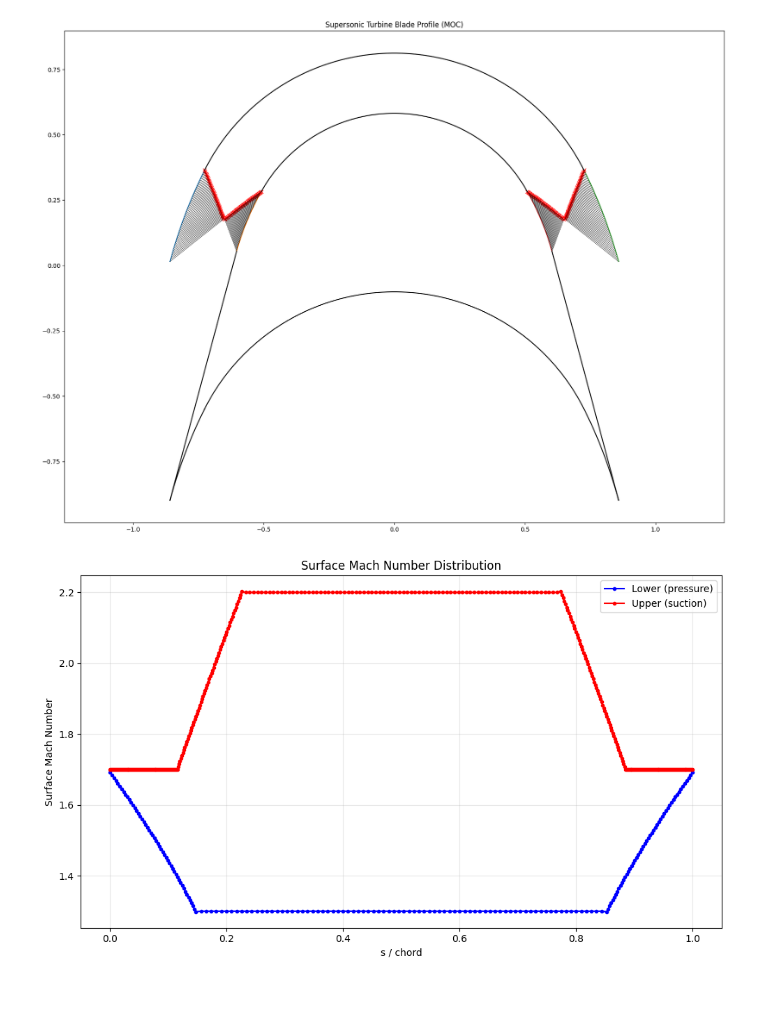
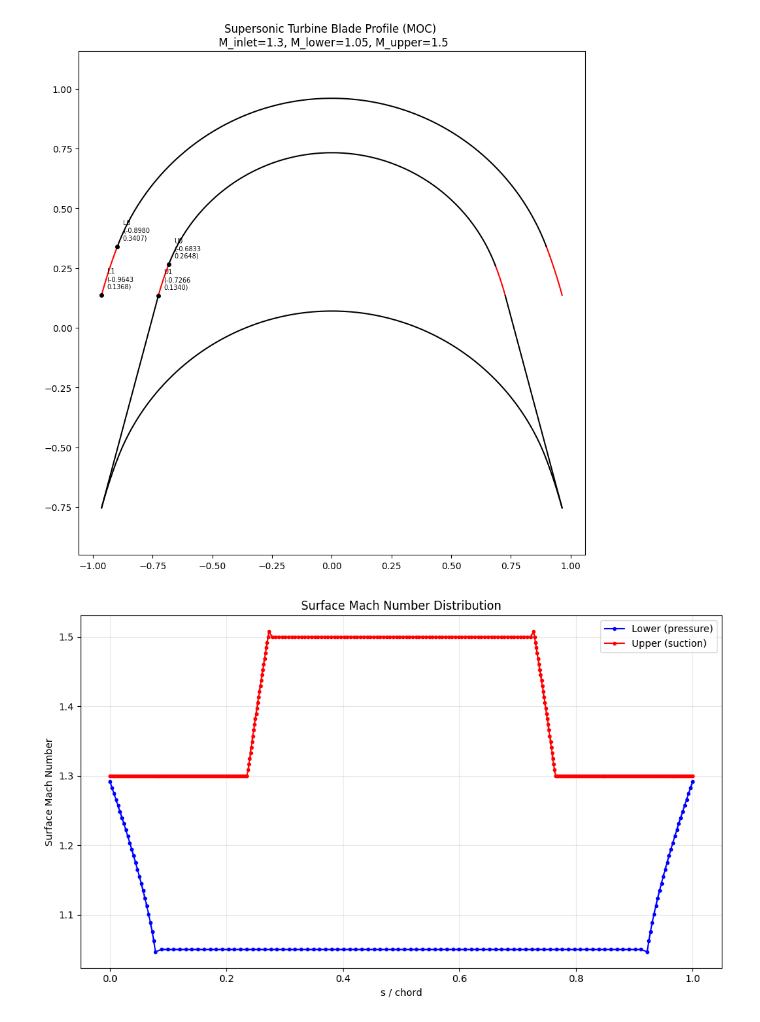
Before and after one commit to LpHiX/FYPTurbine, a Jupyter notebook: turbinemoc.ipynb, the cells around one changed output. Drawn from its saved outputs; the diff is of its cells as text; code cells hidden in the pictures; blank space fills up the shorter version.

Commit message:
started data analysis

```diff
--- a/turbinemoc.ipynb
+++ b/turbinemoc.ipynb
@@ -1,33 +1,87 @@
 # %%
 import importlib
 import prop_components.turbinemoc
+from prop_components.turbine import Turbine
+from prop_components.turbinemoc import SupersonicTurbineMOC
+from prop_components.blade_profiler import DisplacedBladeProfiler
 
 importlib.reload(prop_components.turbinemoc)
 
-from prop_components.turbinemoc import SupersonicTurbineMOC
 
-moc_solver = SupersonicTurbineMOC(
+# moc = SupersonicTurbineMOC(
+#     gamma=1.4,
+#     mach_inlet=1.7,
+#     mach_lower=1.1,
+#     mach_upper=2,
+#     beta_inlet_deg=75.0,
+#     dv=0.004
+# )
+# moc = SupersonicTurbineMOC(
+#     gamma=1.4,
+#     mach_inlet=2.5,
+#     mach_lower=1.8,
+#     mach_upper=2.8,
+#     beta_inlet_deg=70.0,
+#     dv=0.004
+# )
+# moc = SupersonicTurbineMOC(
+#     gamma=1.4,
+#     mach_inlet=1.7,
+#     mach_lower=1.1,
+#     mach_upper=2,
+#     beta_inlet_deg=75.0,
+#     dv=0.004
+# )
+
+
+moc = SupersonicTurbineMOC(
     gamma=1.4,
-    mach_inlet=1.7,
-    mach_lower=1.3,
-    mach_upper=2.2,
+    mach_inlet=1.3,
+    mach_lower=1.05,
+    mach_upper=1.5,
     beta_inlet_deg=75.0,
     dv=0.004
 )
 
 # 1. Generate Coordinates
-coords = moc_solver.generate()
+coords = moc.generate()
 
 # 2. Print Summary
-# moc_solver.print_summary()
+# moc.print_summary()
+
+from prop_components.turbine import SupersonicStartingGoldman
+starting_checker = SupersonicStartingGoldman(1.4)
+start_results = starting_checker.check_starting(M_inlet=moc.mach_inlet, Msl=moc.mach_lower, Msu=moc.mach_upper)
+print(f"Max Starting Mach: {start_results['M_inlet_max']:.4f} - {'OK' if start_results['started'] else 'NOT OK'}")
 
 # 3. Use NASA limit checker
-Ml_min, Mu_max = SupersonicTurbineMOC.get_nasa_limits(mach_inlet=1.7, gamma=1.4)
+Ml_min, Mu_max = SupersonicTurbineMOC.get_nasa_limits(mach_inlet=1.3, gamma=1.4)
 print(f"\nNASA Limits:")
 print(f"  Minimum Lower Surface Mach: {Ml_min:.4f}")
 print(f"  Maximum Upper Surface Mach: {Mu_max:.4f}")
 
 # 4. Plot (unrotated frame by default, pass unrotated=False for rotated)
-moc_solver.plot_blade(unrotated=False, full_passage=True)
-moc_solver.surface_mach_distribution(plot=True)
+moc.plot_blade(unrotated=False, full_passage=True, plot_characteristics=False)
+moc.surface_mach_distribution(plot=True)
+
+turbine = Turbine(
+    P=2600,
+    RPM=20000,
+    d_mean_mm=95,
+    mdot=0.0428,
+    beta_deg=15.0,
+    doa=0.15,
+    p_e=1.1e5
+)
+turbine.from_inert_gas_real(R=287, gam=1.4, T01=300, nozzles=3)
+profiler = DisplacedBladeProfiler(turbine, moc, bl_method='sasman_cresci')
+
+# Evaluate boundary layers and run displacement
+profiler.evaluate_boundary_layers()
+profiler.displace_contour()
+
+# Separation Risk
+profiler.analyze_separation_risk()
+profiler.plot_displaced_contour()
+profiler.plot_boundary_layer_parameters()
 # %% [output]
@@ -37,2 +93,2 @@ NASA Limits:
-[figure, old version]
+[figure, new version]
-[figure, old version]
+[figure, new version]
```
Also changed, not shown: parts of 1 cell of this notebook, 10 other files.
